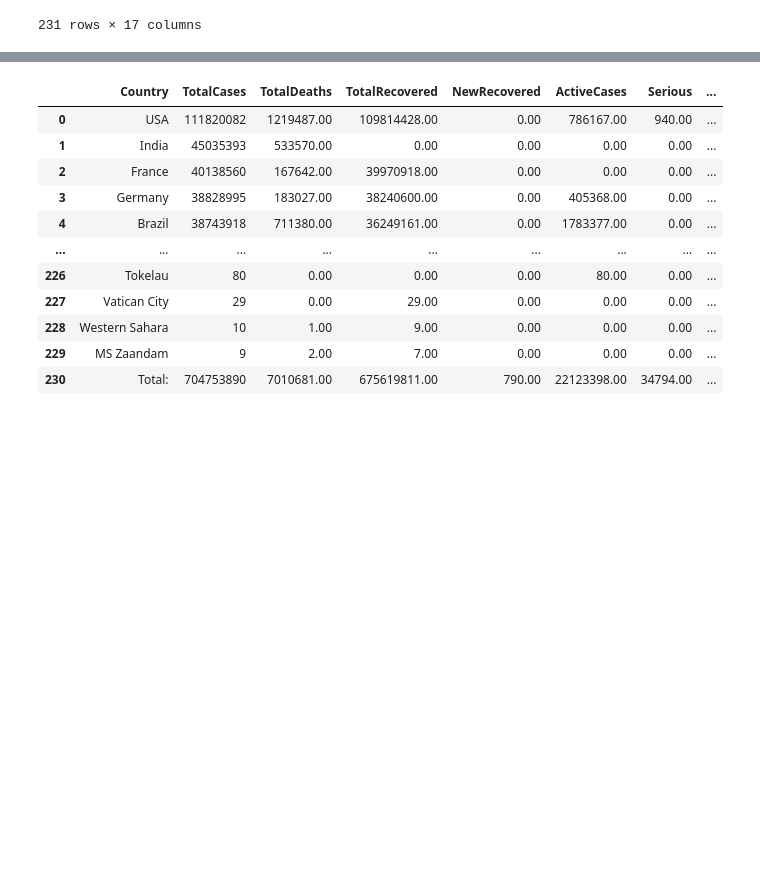
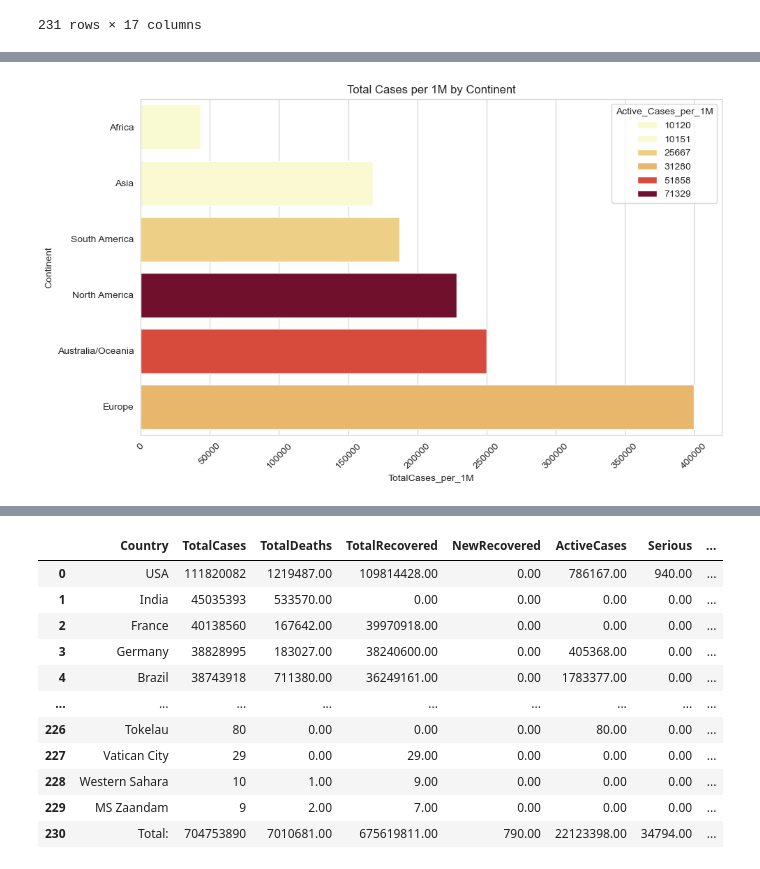
Before and after one commit to cuong123-tech/EDA-Project, a Jupyter notebook: EDA.ipynb, the cells around one changed output, grey strips where cells are left out. Saved outputs shown, nothing was run; the diff lists cells and outputs as text; code cells hidden in the pictures; blank space fills up the shorter version.

```diff
--- a/EDA.ipynb
+++ b/EDA.ipynb
@@ -221,0 +201,5 @@ Asia
+# %%
+continent_list_data = ['Asia', 'Europe', 'Africa', 'Australia/Oceania', 'South America', 'North America']
+for i in range (len(continent_list_data)):
+    continent_list_data[i] = data_copy.loc[data_copy['Continent'] == continent_list_data[i]]
+continent_list_data[0]
@@ -221,0 +266,3 @@ Asia
+# %%
+data_continent_mean = pd.DataFrame(data_continent_mean)
+data_continent_mean
@@ -222,3 +277,19 @@ Asia
+# %%
+sns.set_style("whitegrid")
+
+# Vẽ biểu đồ cột
+plt.figure(figsize=(10, 6))
+sns.barplot(y='Continent', x='TotalCases_per_1M', data=data_continent_mean, palette='YlOrRd', order=data_continent_mean.sort_values('TotalCases_per_1M').Continent, hue = 'Active_Cases_per_1M')
+plt.title('Total Cases per 1M by Continent')
+plt.ylabel('Continent')
+plt.xlabel('TotalCases_per_1M')
+plt.xticks(rotation=45)  # Xoay nhãn trục x để dễ đọc hơn
+
+# Hiển thị biểu đồ
+plt.tight_layout()
+plt.show()
+# %% [output]
+[figure, added]
 # %%
 
 sns.histplot(data_copy, x="TotalCases")
```
Also changed, not shown: parts of 6 cells of this notebook.
